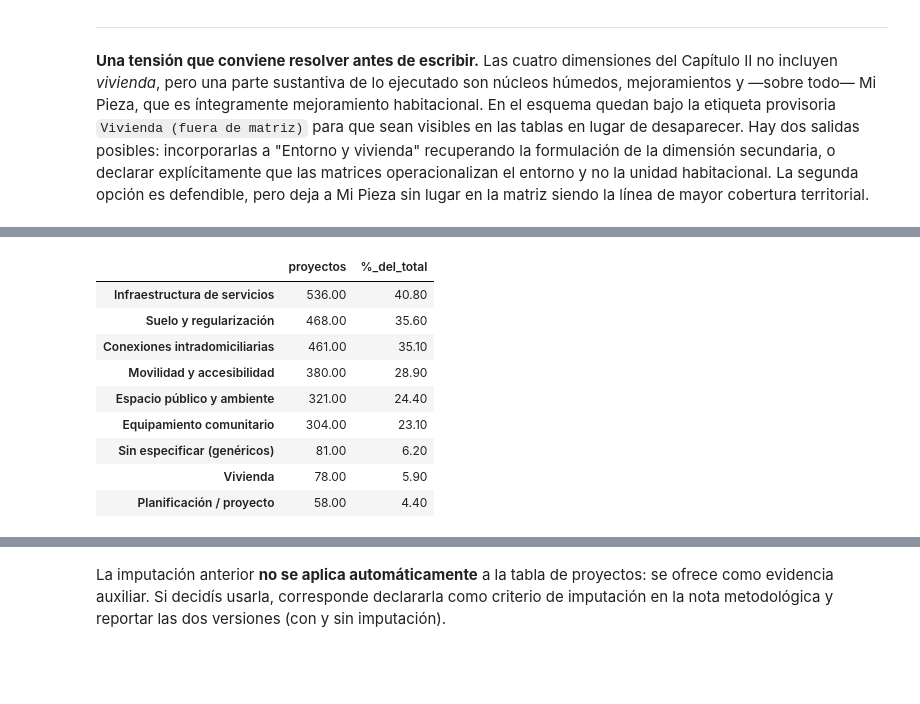
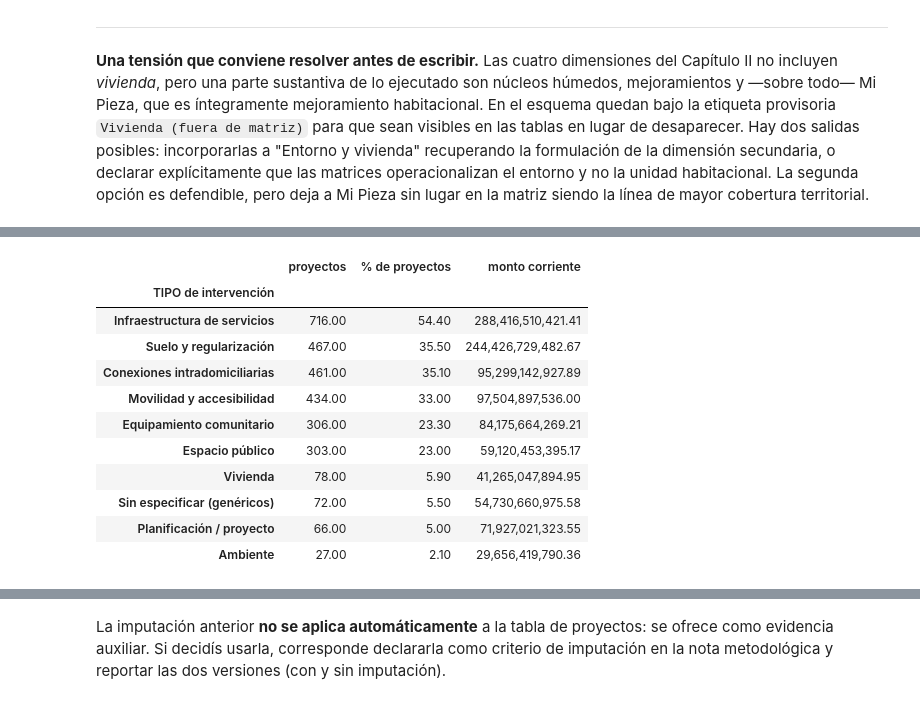
Before and after one commit to Camilamop/RENABAP, a Jupyter notebook: bloque2_intervenciones_territoriales(1).ipynb, the cells around one changed output, grey strips where cells are left out. Drawn from its saved outputs; the diff is of its cells as text; code cells hidden in the pictures; blank space fills up the shorter version.

Commit message:
tipo y dimensión

```diff
--- a/bloque2_intervenciones_territoriales(1).ipynb
+++ b/bloque2_intervenciones_territoriales(1).ipynb
@@ -969,22 +969,21 @@ Cuatro decisiones metodológicas incorporadas:
 EJES = {
     "infraestructura_servicios": [
         r"red de agua", r"agua potable", r"\bcloac", r"red cloacal", r"desagu", r"pluvial",
-        r"electric", r"energia electrica", r"red de distribucion", r"alumbrado",
-        r"\bgas\b", r"tendido", r"nexo",
+        r"electric", r"energia electrica", r"red de distribucion",
+        r"\bgas\b", r"tendido", r"nexo", r"\binfraestructura\b", r"\bInfraestructura\b", r"agua", r"\bEstación de Bombeo\b", r"\bELECTRIFICACIÓN\b",
     ],
     "conexiones_intradomiciliarias": [
         r"intra ?lote", r"intra ?domiciliar", r"conexiones domiciliar",
         r"conexiones e instalaciones", r"instalaciones intra",
     ],
     "movilidad_accesibilidad": [
-        r"vereda", r"cordon cuneta", r"red peatonal", r"peatonal", r"red vial",
-        r"pavimen", r"calzada", r"puente", r"escalera", r"senda",
+        r"vereda", r"cordon cuneta", r"red peatonal", r"peatonal", r"red vial", r"nexo"
+        r"pavimen", r"calzada", r"puente", r"escalera", r"senda", r"alumbrado",  r"vía pública", r"pasillos", r"pasaje", r"\bluminación\b", r"calles", r"luminarias",
     ],
     "ambiente": [
         r"residuos", r"ambiental",
         r"centro verde", r"ecopunto", r"punto verde", r"defensa", r"encauzamiento",
-        r"canal", r"mitigacion", r"saneamiento ambiental", r"planta de separacion",
-        r"basural",
+        r"canal", r"mitigacion", r"saneamiento ambiental", r"planta de separacion", r"basural", r"saneamiento", r"\bHidráulicas\b", r"Centro de acopio", r"cauce",
     ],
     "espacio_publico": [
         r"plaza", r"playon", r"espacio publico", r"espacio recreativo", r"recreativ",
@@ -993,7 +992,7 @@ EJES = {
     "equipamiento_comunitario": [
         r"equipamiento", r"centro comunitario", r"centro barrial", r"\bsum\b",
         r"salon de usos", r"salud", r"cepla", r"jardin", r"educativ", r"comedor",
-        r"posta", r"casa convivencial",
+        r"posta", r"casa convivencial", r"espacio comunitario", r"espacios urbanos", r"\bMemorial\b",
     ],
     "vivienda": [
         r"vivienda", r"nucleo(s)? humedo", r"mejora(miento)? de vivienda",
@@ -1001,11 +1000,11 @@ EJES = {
     ],
     "suelo_regularizacion": [
         r"\blote", r"adquisicion de tierra", r"tierra privada", r"mensura",
-        r"loteo", r"urbanizacion de", r"dominial", r"redimensionamiento",
+        r"loteo", r"dominial", r"redimensionamiento",
     ],
     "planificacion_proyecto": [
         r"proyecto ejecutivo", r"\bpre ?peg\b", r"diseno de un proyecto",
-        r"diseno de proyecto", r"proyecto integral", r"plan de", r"estudio", r"anteproyecto",
+        r"diseno de proyecto", r"proyecto integral", r"plan de", r"estudio", r"anteproyecto", r"\bplan\b", r"integral",
     ],
 }
 
@@ -1342,12 +1450,41 @@ Sin clasificar por dimensión: 107
 # %%
-# --- Capa 1: tipo ---------------------------------------------------------
-resumen_ejes = pd.DataFrame({
+# --- Capa 1 y 2: tabla conjunta de tipos y dimensiones ------------------
+# Ambas capas son multietiqueta: los porcentajes NO suman 100 porque un
+# proyecto puede declarar varias componentes.
+
+tabla_tipos = pd.DataFrame({
     "proyectos": [obras[f"eje_{e}"].sum() for e in EJES],
-    "%_del_total": [(obras[f"eje_{e}"].mean() * 100).round(1) for e in EJES],
+    "% de proyectos": [(obras[f"eje_{e}"].mean() * 100).round(1) for e in EJES],
+    "monto corriente": [obras.loc[obras[f"eje_{e}"], "monto_total"].sum() for e in EJES],
 }, index=[EJES_ETIQUETA[e] for e in EJES])
-resumen_ejes.loc["Sin especificar (genéricos)"] = [
-    obras["sin_especificar"].sum(), round(obras["sin_especificar"].mean() * 100, 1)]
-resumen_ejes = resumen_ejes.sort_values("proyectos", ascending=False)
-guardar_tabla(resumen_ejes, "04_tipo_nacional")
-resumen_ejes
+tabla_tipos.loc["Sin especificar (genéricos)"] = [
+    obras["sin_especificar"].sum(),
+    round(obras["sin_especificar"].mean() * 100, 1),
+    obras.loc[obras["sin_especificar"], "monto_total"].sum()]
+tabla_tipos.index.name = "TIPO de intervención"
+tabla_tipos = tabla_tipos.sort_values("proyectos", ascending=False)
+guardar_tabla(tabla_tipos, "04_tipos_nacional")
+
+tabla_dims = pd.DataFrame({
+    "proyectos": [obras[f"dim_{d}"].sum() for d in DIMENSIONES],
+    "% de proyectos": [(obras[f"dim_{d}"].mean() * 100).round(1) for d in DIMENSIONES],
+    "monto corriente": [obras.loc[obras[f"dim_{d}"], "monto_total"].sum() for d in DIMENSIONES],
+}, index=DIMENSIONES)
+tabla_dims.index.name = "DIMENSIÓN (matrices Cap. II)"
+guardar_tabla(tabla_dims, "04_dimensiones_nacional")
+
+tabla_subs = pd.DataFrame({
+    "dimensión": [SUBDIMENSIONES[x]["dimension"] for x in SUBDIMENSIONES],
+    "proyectos": [obras[f"sub_{x}"].sum() for x in SUBDIMENSIONES],
+    "% de proyectos": [(obras[f"sub_{x}"].mean() * 100).round(1) for x in SUBDIMENSIONES],
+}, index=[SUBDIMENSIONES[x]["etiqueta"] for x in SUBDIMENSIONES])
+tabla_subs.index.name = "SUBDIMENSIÓN"
+guardar_tabla(tabla_subs, "04_subdimensiones_nacional")
+
+print("CAPA 1 — TIPO de intervención")
+display(tabla_tipos)
+print("\nCAPA 2 — DIMENSIÓN")
+display(tabla_dims)
+print("\nCAPA 2 — SUBDIMENSIÓN")
+display(tabla_subs.sort_values("proyectos", ascending=False))
 # %% [output]
@@ -1354,10 +1492,12 @@ resumen_ejes
-|  | proyectos | %_del_total |
-| Infraestructura de servicios | 536.00 | 40.80 |
-| Suelo y regularización | 468.00 | 35.60 |
-| Conexiones intradomiciliarias | 461.00 | 35.10 |
-| Movilidad y accesibilidad | 380.00 | 28.90 |
-| Espacio público y ambiente | 321.00 | 24.40 |
-| Equipamiento comunitario | 304.00 | 23.10 |
-| Sin especificar (genéricos) | 81.00 | 6.20 |
-| Vivienda | 78.00 | 5.90 |
-| Planificación / proyecto | 58.00 | 4.40 |
+|  | proyectos | % de proyectos | monto corriente |
+| TIPO de intervención |  |  |  |
+| Infraestructura de servicios | 716.00 | 54.40 | 288,416,510,421.41 |
+| Suelo y regularización | 467.00 | 35.50 | 244,426,729,482.67 |
+| Conexiones intradomiciliarias | 461.00 | 35.10 | 95,299,142,927.89 |
+| Movilidad y accesibilidad | 434.00 | 33.00 | 97,504,897,536.00 |
+| Equipamiento comunitario | 306.00 | 23.30 | 84,175,664,269.21 |
+| Espacio público | 303.00 | 23.00 | 59,120,453,395.17 |
+| Vivienda | 78.00 | 5.90 | 41,265,047,894.95 |
+| Sin especificar (genéricos) | 72.00 | 5.50 | 54,730,660,975.58 |
+| Planificación / proyecto | 66.00 | 5.00 | 71,927,021,323.55 |
+| Ambiente | 27.00 | 2.10 | 29,656,419,790.36 |
```
Also changed, not shown: parts of 15 cells of this notebook.
